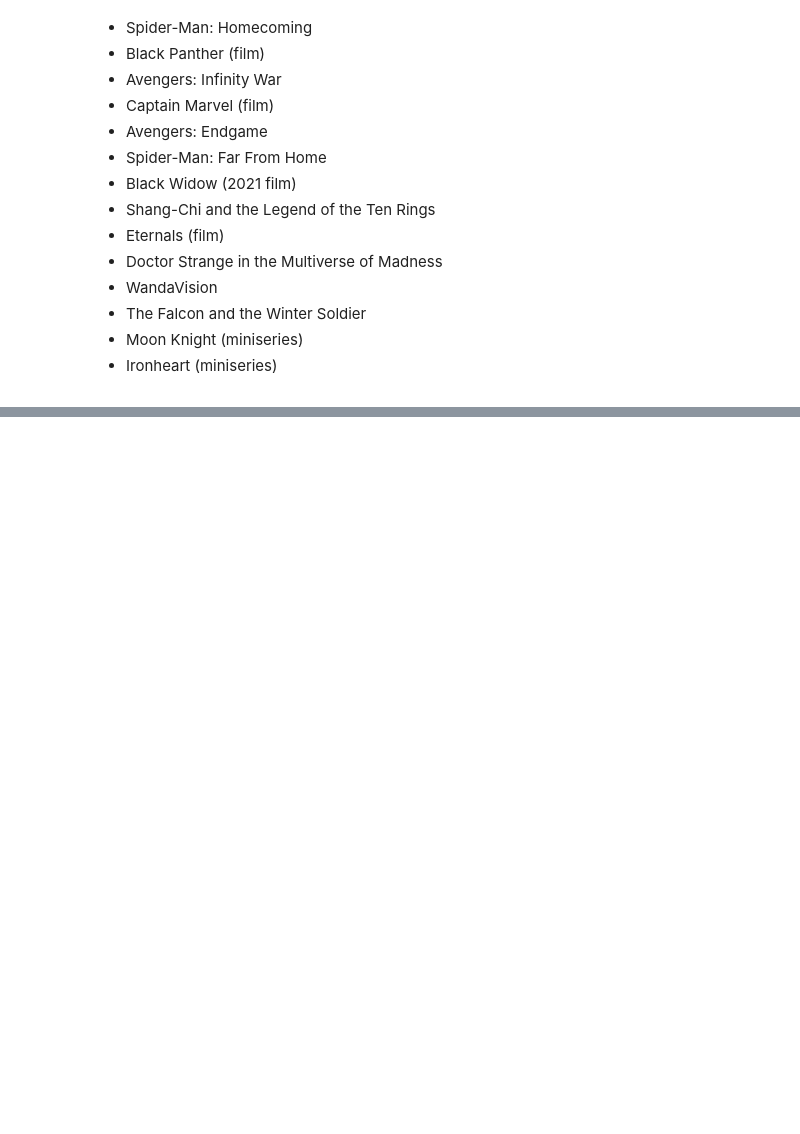
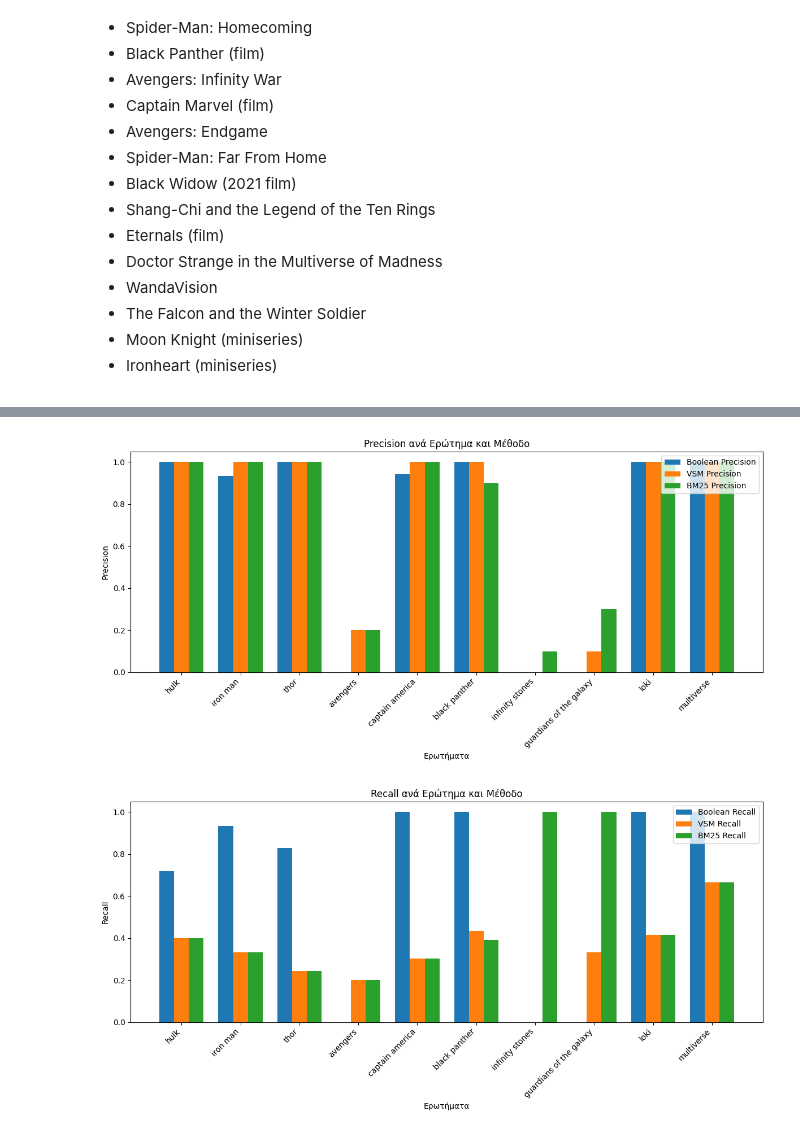
Before and after one commit to Greeksouvlaki/InformationRetrievalAssignment, a Jupyter notebook: organized_notes.ipynb, the cells around one changed output, grey strips where cells are left out. Saved outputs shown, nothing was run; the diff lists cells and outputs as text; code cells hidden in the pictures; blank space fills up the shorter version.

Commit message:
diagrams

```diff
--- a/organized_notes.ipynb
+++ b/organized_notes.ipynb
@@ -305,0 +377,80 @@ Top Results:
+# %%
+import json
+import matplotlib.pyplot as plt
+import numpy as np
+
+# Ενεργοποίηση inline γραφημάτων
+%matplotlib inline
+
+# Φόρτωση αποτελεσμάτων
+with open('evaluation_results_with_map.json', 'r', encoding='utf-8') as file:
+    data = json.load(file)
+
+results = data["results"]
+map_scores = data["map_scores"]
+
+# Λίστα ερωτημάτων
+queries = list(results.keys())
+
+# Μέθοδοι αναζήτησης
+methods = ["Boolean", "VSM", "BM25"]
+
+# Προετοιμασία δεδομένων για τα γραφήματα
+precision_data = {method: [] for method in methods}
+recall_data = {method: [] for method in methods}
+f1_data = {method: [] for method in methods}
+
+for query in queries:
+    for method in methods:
+        precision_data[method].append(results[query][method]["Precision"])
+        recall_data[method].append(results[query][method]["Recall"])
+        f1_data[method].append(results[query][method]["F1-Score"])
+
+# Δημιουργία γραφημάτων
+x = np.arange(len(queries))  # Θέσεις στον άξονα Χ
+width = 0.25  # Πλάτος γραμμής
+
+# Precision Graph
+plt.figure(figsize=(12, 6))
+plt.bar(x - width, precision_data["Boolean"], width, label="Boolean Precision")
+plt.bar(x, precision_data["VSM"], width, label="VSM Precision")
+plt.bar(x + width, precision_data["BM25"], width, label="BM25 Precision")
+
+plt.title("Precision ανά Ερώτημα και Μέθοδο")
+plt.xlabel("Ερωτήματα")
+plt.ylabel("Precision")
+plt.xticks(x, queries, rotation=45, ha="right")
+plt.legend()
+plt.tight_layout()
+plt.show()
+
+# Recall Graph
+plt.figure(figsize=(12, 6))
+plt.bar(x - width, recall_data["Boolean"], width, label="Boolean Recall")
+plt.bar(x, recall_data["VSM"], width, label="VSM Recall")
+plt.bar(x + width, recall_data["BM25"], width, label="BM25 Recall")
+
+plt.title("Recall ανά Ερώτημα και Μέθοδο")
+plt.xlabel("Ερωτήματα")
+plt.ylabel("Recall")
+plt.xticks(x, queries, rotation=45, ha="right")
+plt.legend()
+plt.tight_layout()
+plt.show()
+
+# F1-Score Graph
+plt.figure(figsize=(12, 6))
+plt.bar(x - width, f1_data["Boolean"], width, label="Boolean F1-Score")
+plt.bar(x, f1_data["VSM"], width, label="VSM F1-Score")
+plt.bar(x + width, f1_data["BM25"], width, label="BM25 F1-Score")
+
+plt.title("F1-Score ανά Ερώτημα και Μέθοδο")
+plt.xlabel("Ερωτήματα")
+plt.ylabel("F1-Score")
+plt.xticks(x, queries, rotation=45, ha="right")
+plt.legend()
+plt.tight_layout()
+plt.show()
+# %% [output]
+[figure, added]
+[figure, added]
```
Also changed, not shown: parts of 10 cells of this notebook.
